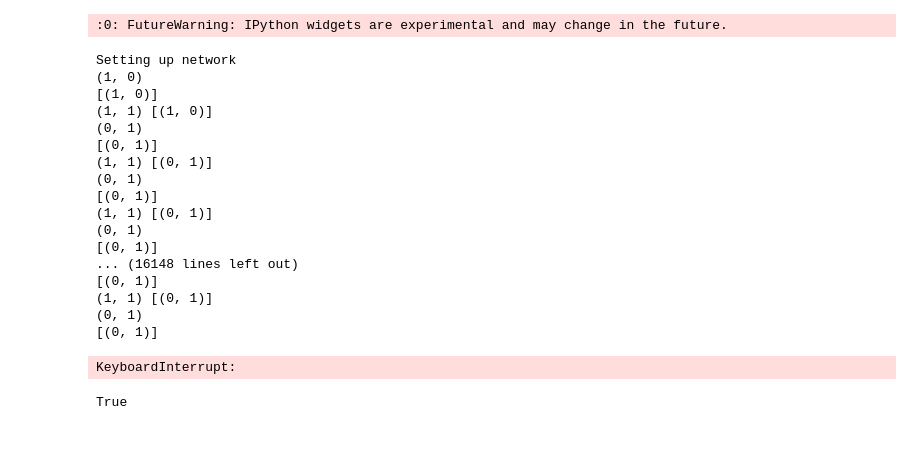
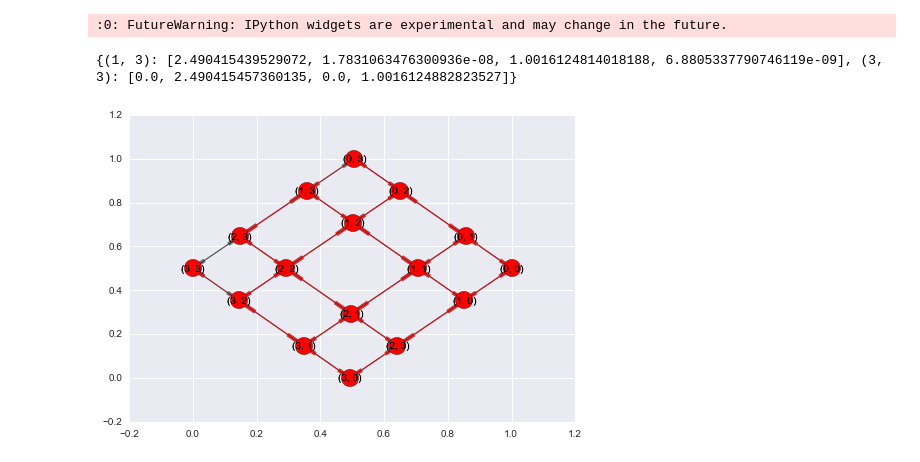
Before and after one commit to colinsh21/Python, a Jupyter notebook: ipython/ACO/Multi-System ACO.ipynb, the cells around one changed output. Cells and saved outputs as stored; diff of their text form; code cells hidden in the pictures.

Commit message:
Updating and Branching
Fixed bugs causing pheromones to no updated correctly and branches to be
left unconnected to source. Changed termination criteria to terminate
all ants a a sink.

```diff
--- a/ipython/ACO/Multi-System ACO.ipynb
+++ b/ipython/ACO/Multi-System ACO.ipynb
@@ -616,13 +685,16 @@ class Space(object):
         #Set new termination pheromones
         nx.set_node_attributes(self.g, 'termination_pheromone', self.termination_pheromone_dict)
 # %%
-def visualize_system(system,area):
+def visualize_system(system,area,score):
+    #system=system_list[index]
+
     # Remove the nonpath from path nodes
     nonpath_nodes = [node for node in area.nodes() if node not in system]
 
     area_layout=nx.spectral_layout(area)
     # Now we can visualize the infected node's position
     f = plt.figure()
+    plt.title('<Survivability,Complexity>={}'.format(score))
     nx.draw_networkx_nodes(system, area_layout,
                            node_color='red',edge_color='red')
 
@@ -654,7 +726,7 @@ Run Example
 
 space=Space(size=[4,4],num_ants=10,num_colonies=10,source=[[(0,0)],[20]],
             sink=[[(3,3),(1,3)],[10,10]], initial_pheromone=1,beta=1.0,
-            capacities=[5,10,15],percent_removals=.1)
+            capacities=[5,10,15],percent_removals=1)
 
 #space=Space(size=[5,5,3],num_ants=10,num_colonies=10,source=[[(0,3,0),(0,1,0)],[20,20]],
             #sink=[[(3,2,2),(1,4,2),(4,4,2),(3,4,0)],[10,10,15,5]],
@@ -665,8 +737,9 @@ while not converged:
     space.step()
     print 'Pareto front of generation',i,':',space.paretoPoints
     i+=1
-    if i>50:
+    if i>100:
         converged=1
+        print '\n'
 
 
 print('Ant Path')
@@ -674,10 +747,10 @@ print('Ant Path')
 
 
 # Remove the nonpath from path nodes
-nonpath_nodes = [node for node in space.g.nodes() if node not in space.ant_graphs[space.opt_ant[0]][0]]
+#nonpath_nodes = [node for node in space.g.nodes() if node not in space.ant_graphs[space.opt_ant[0]][0]]
 
 # Now we can visualize the infected node's position
-visualize_system(space.ant_graphs[space.opt_ant[-1]][0],space.g)
+#visualize_system(space.ant_graphs[space.opt_ant[-1]][0],space.g,space.paretoPoints[-1])
 
 #Plot Solutions
 front_x=[i[0] for i in space.paretoPoints]
@@ -690,27 +763,7 @@ plt.scatter(front_x,front_y,color='red',alpha=1)
 plt.xlabel("Survivability")
 plt.ylabel("Complexity")
 plt.title("Survivability vs. complexity")
+
+for i in xrange(len(space.opt_ant)):
+    score= space.paretoPoints[i]
+    visualize_system(space.ant_graphs[space.opt_ant[i]][0],space.g,score)
-# %% [output]
-Setting up network
-(1, 0)
-[(1, 0)]
-(1, 1) [(1, 0)]
-(0, 1)
-[(0, 1)]
-(1, 1) [(0, 1)]
-(0, 1)
-[(0, 1)]
-(1, 1) [(0, 1)]
-(0, 1)
-[(0, 1)]
-... (16148 lines left out)
-[(0, 1)]
-(1, 1) [(0, 1)]
-(0, 1)
-[(0, 1)]
-KeyboardInterrupt:
-# %%
-l=[]
-not l
-# %% [output]
-True
@@ -716,0 +781,10 @@ True
+# %%
+sn=nx.get_node_attributes(space.g,'termination_pheromone')
+
+print sn
+# %% [output]
+{(1, 3): [2.490415439529072, 1.7831063476300936e-08, 1.0016124814018188, 6.8805337790746119e-09], (3, 3): [0.0, 2.490415457360135, 0.0, 1.0016124882823527]}
+# %%
+visualize_system(space.ant_graphs[1][0],space.g)
+# %% [output]
+[figure, added]
```
Also changed, not shown: parts of 11 cells of this notebook.
